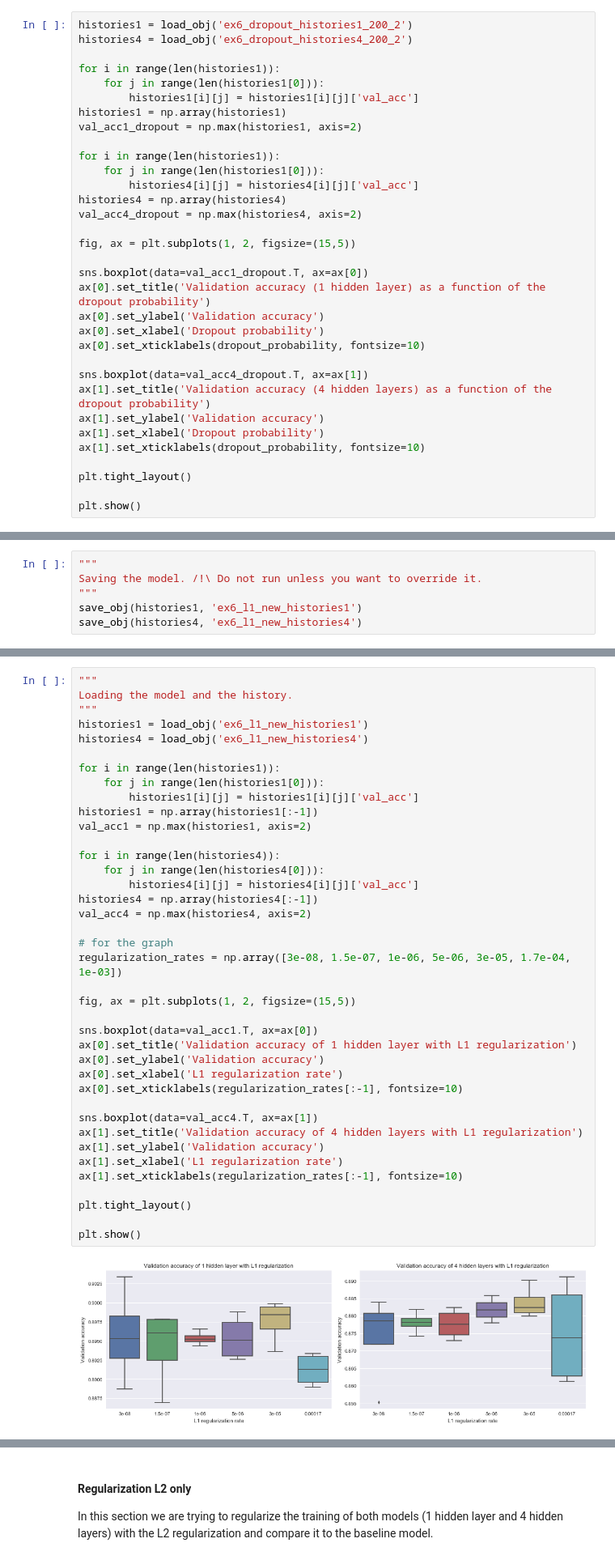
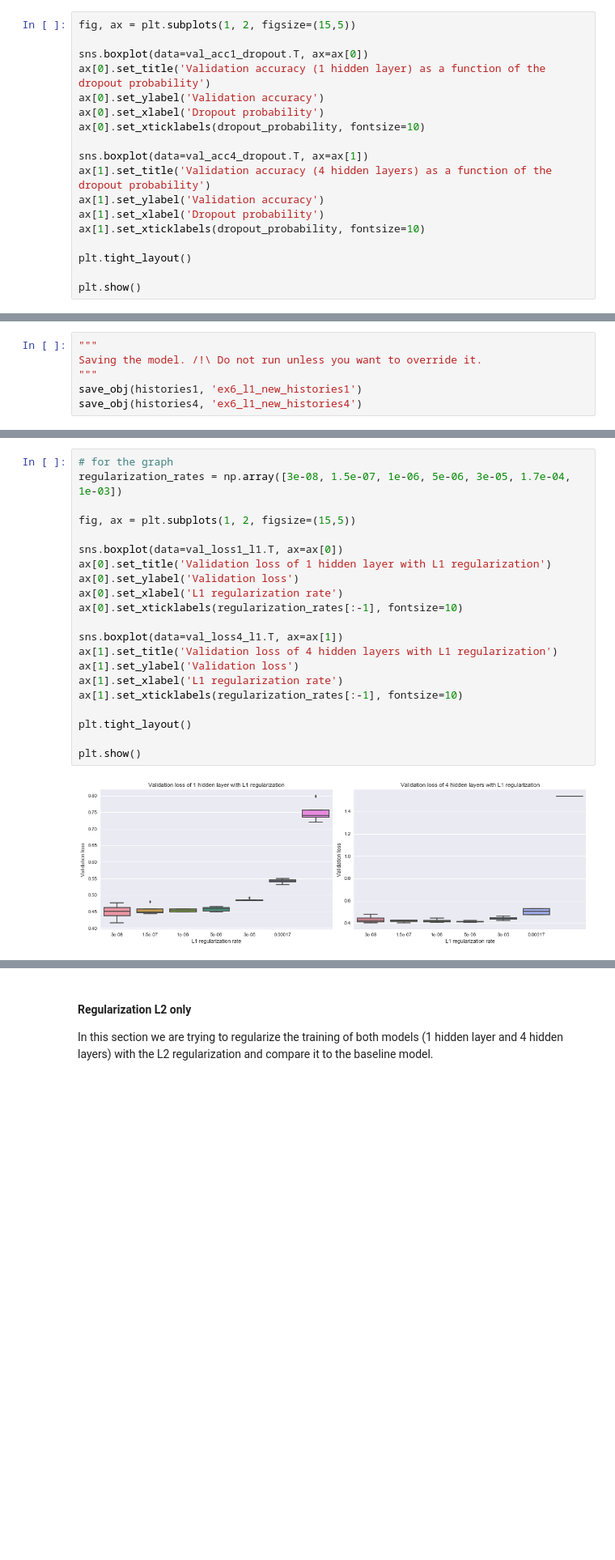
Before and after one commit to SSappy/ANN-Project-1, a Jupyter notebook: miniproject1.ipynb, the cells around one changed output, grey strips where cells are left out. Shown at 81% size. Cells and saved outputs as stored; diff of their text form; blank space fills up the shorter version.

```diff
--- a/miniproject1.ipynb
+++ b/miniproject1.ipynb
@@ -1478,19 +1535,4 @@ save_obj(histories4, 'ex6_dropout_histories4_200_2')
 # %%
-histories1 = load_obj('ex6_dropout_histories1_200_2')
-histories4 = load_obj('ex6_dropout_histories4_200_2')
-
-for i in range(len(histories1)):
-    for j in range(len(histories1[0])):
-        histories1[i][j] = histories1[i][j]['val_acc']
-histories1 = np.array(histories1)
-val_acc1_dropout = np.max(histories1, axis=2)
-
-for i in range(len(histories1)):
-    for j in range(len(histories1[0])):
-        histories4[i][j] = histories4[i][j]['val_acc']
-histories4 = np.array(histories4)
-val_acc4_dropout = np.max(histories4, axis=2)
-
 fig, ax = plt.subplots(1, 2, figsize=(15,5))
 
 sns.boxplot(data=val_acc1_dropout.T, ax=ax[0])
@@ -1616,41 +1688,23 @@ save_obj(histories4, 'ex6_l1_new_histories4')
 # %%
-"""
-Loading the model and the history.
-"""
-histories1 = load_obj('ex6_l1_new_histories1')
-histories4 = load_obj('ex6_l1_new_histories4')
-
-for i in range(len(histories1)):
-    for j in range(len(histories1[0])):
-        histories1[i][j] = histories1[i][j]['val_acc']
-histories1 = np.array(histories1[:-1])
-val_acc1 = np.max(histories1, axis=2)
-
-for i in range(len(histories4)):
-    for j in range(len(histories4[0])):
-        histories4[i][j] = histories4[i][j]['val_acc']
-histories4 = np.array(histories4[:-1])
-val_acc4 = np.max(histories4, axis=2)
-
 # for the graph
 regularization_rates = np.array([3e-08, 1.5e-07, 1e-06, 5e-06, 3e-05, 1.7e-04, 1e-03])
 
 fig, ax = plt.subplots(1, 2, figsize=(15,5))
 
-sns.boxplot(data=val_acc1.T, ax=ax[0])
-ax[0].set_title('Validation accuracy of 1 hidden layer with L1 regularization')
-ax[0].set_ylabel('Validation accuracy')
+sns.boxplot(data=val_loss1_l1.T, ax=ax[0])
+ax[0].set_title('Validation loss of 1 hidden layer with L1 regularization')
+ax[0].set_ylabel('Validation loss')
 ax[0].set_xlabel('L1 regularization rate')
 ax[0].set_xticklabels(regularization_rates[:-1], fontsize=10)
 
-sns.boxplot(data=val_acc4.T, ax=ax[1])
-ax[1].set_title('Validation accuracy of 4 hidden layers with L1 regularization')
-ax[1].set_ylabel('Validation accuracy')
+sns.boxplot(data=val_loss4_l1.T, ax=ax[1])
+ax[1].set_title('Validation loss of 4 hidden layers with L1 regularization')
+ax[1].set_ylabel('Validation loss')
 ax[1].set_xlabel('L1 regularization rate')
 ax[1].set_xticklabels(regularization_rates[:-1], fontsize=10)
 
 plt.tight_layout()
 
 plt.show()
 # %% [output]
-[figure, old version]
+[figure, new version]
```
Also changed, not shown: parts of 29 cells of this notebook.
